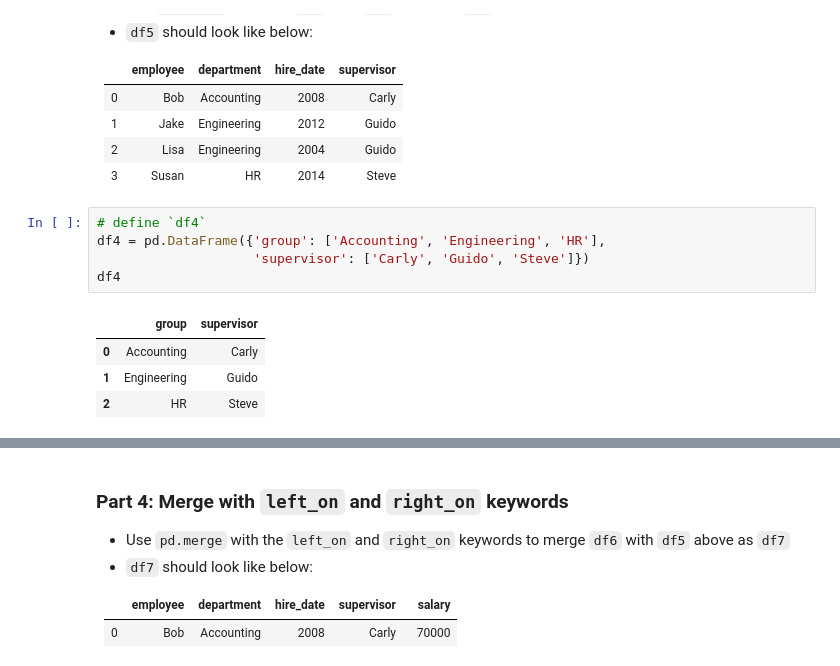
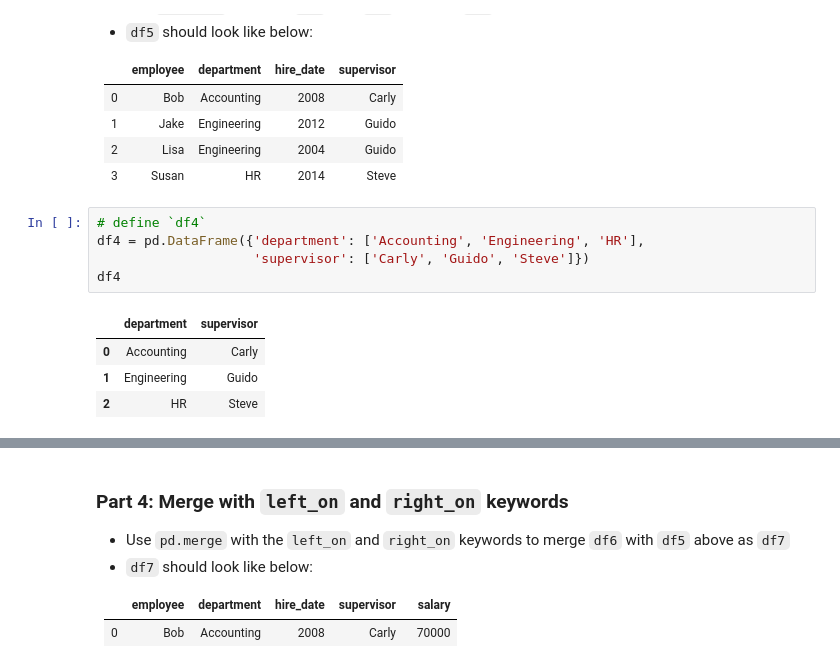
Before and after one commit to Fairfield-University-BA505/week-10-dylanmeyer66, a Jupyter notebook: Lecture09-Pandas-Data-Manipulation.ipynb, the cells around one changed output, grey strips where cells are left out. Saved outputs shown, nothing was run; the diff lists cells and outputs as text.

```diff
--- a/Lecture09-Pandas-Data-Manipulation.ipynb
+++ b/Lecture09-Pandas-Data-Manipulation.ipynb
@@ -535,11 +588,11 @@ df2
 |  3  | Susan    | HR          | 2014      | Steve      |
 # %%
 # define `df4`
-df4 = pd.DataFrame({'group': ['Accounting', 'Engineering', 'HR'],
+df4 = pd.DataFrame({'department': ['Accounting', 'Engineering', 'HR'],
                     'supervisor': ['Carly', 'Guido', 'Steve']})
 df4
 # %% [output]
-|  | group | supervisor |
+|  | department | supervisor |
 | 0 | Accounting | Carly |
 | 1 | Engineering | Guido |
 | 2 | HR | Steve |
```
Also changed, not shown: parts of 21 cells of this notebook.
